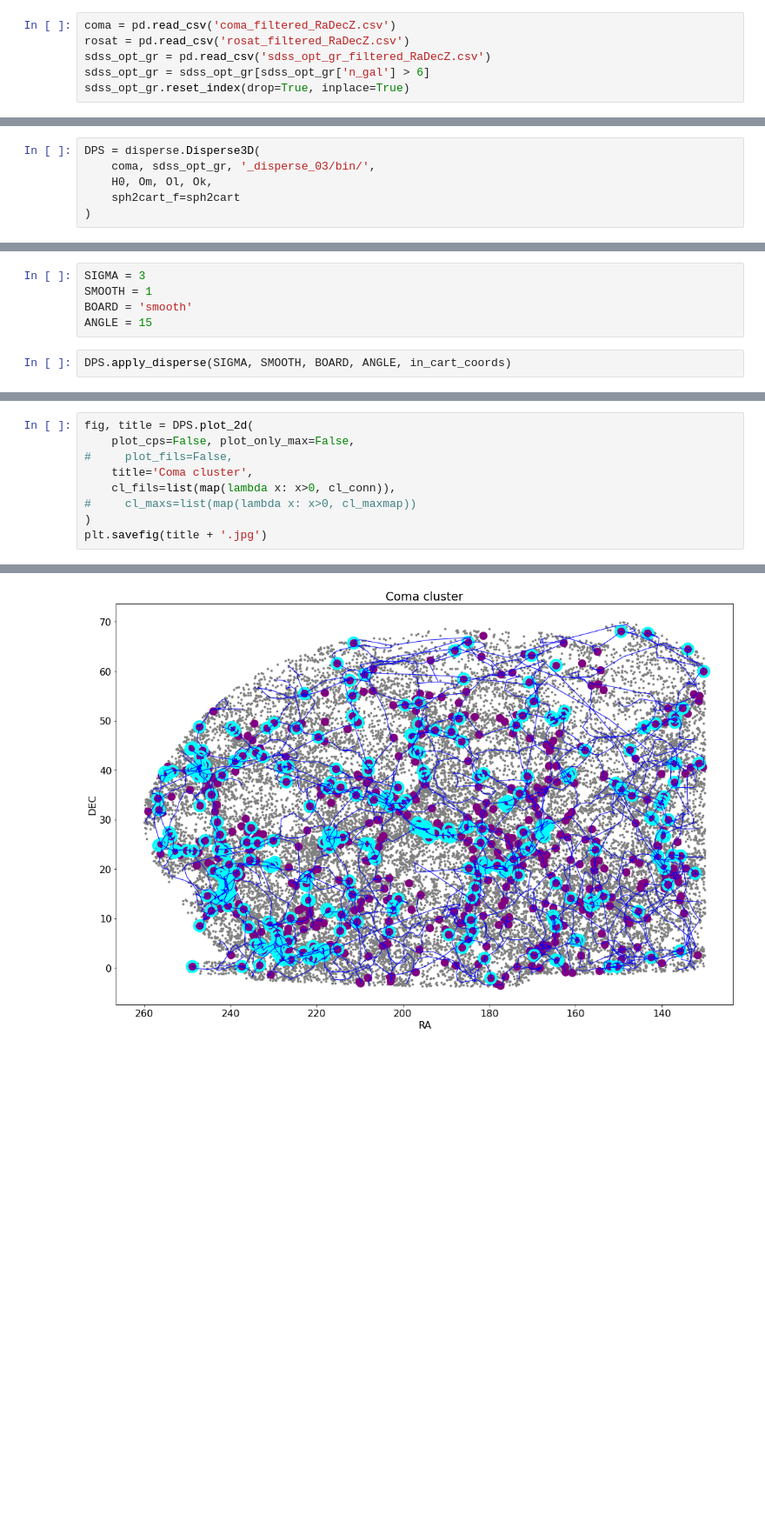
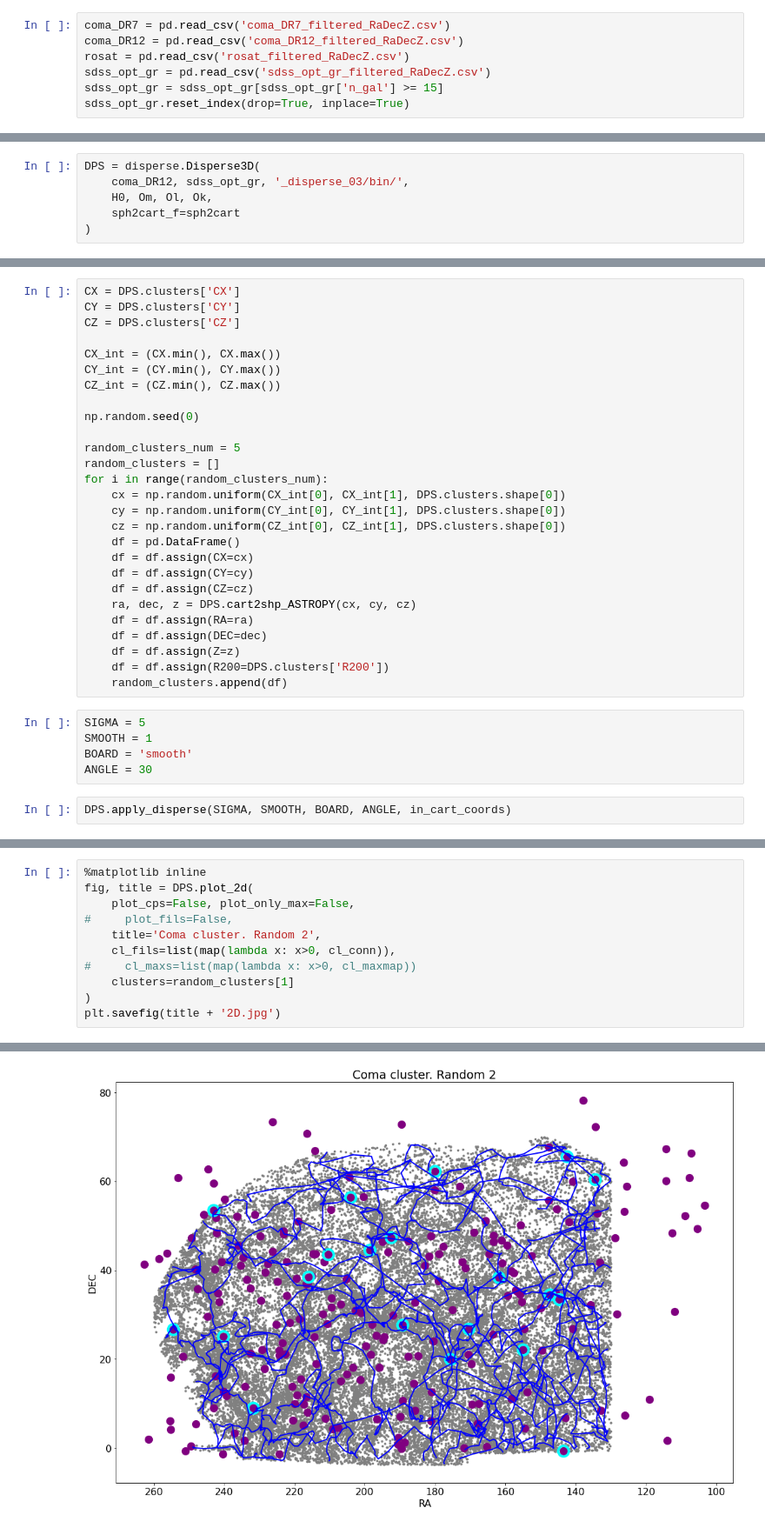
Before and after one commit to SVasi1yev/MSU_filaments_seg, a Jupyter notebook: main.ipynb, the cells around one changed output, grey strips where cells are left out. Shown at 87% size. Saved outputs shown, nothing was run; the diff lists cells and outputs as text; blank space fills up the shorter version.

```diff
--- a/main.ipynb
+++ b/main.ipynb
@@ -28,8 +73,9 @@ Ol = 0.69288
 # %%
-coma = pd.read_csv('coma_filtered_RaDecZ.csv')
+coma_DR7 = pd.read_csv('coma_DR7_filtered_RaDecZ.csv')
+coma_DR12 = pd.read_csv('coma_DR12_filtered_RaDecZ.csv')
 rosat = pd.read_csv('rosat_filtered_RaDecZ.csv')
 sdss_opt_gr = pd.read_csv('sdss_opt_gr_filtered_RaDecZ.csv')
-sdss_opt_gr = sdss_opt_gr[sdss_opt_gr['n_gal'] > 6]
+sdss_opt_gr = sdss_opt_gr[sdss_opt_gr['n_gal'] >= 15]
 sdss_opt_gr.reset_index(drop=True, inplace=True)
 # %%
 # coma
@@ -54,16 +100,43 @@ sph2cart = 'dist'
 in_cart_coords = True
 # %%
 DPS = disperse.Disperse3D(
-    coma, sdss_opt_gr, '_disperse_03/bin/',
+    coma_DR12, sdss_opt_gr, '_disperse_03/bin/',
     H0, Om, Ol, Ok,
     sph2cart_f=sph2cart
 )
 # %%
 DPS.count_cart_coords()
+# %%
+CX = DPS.clusters['CX']
+CY = DPS.clusters['CY']
+CZ = DPS.clusters['CZ']
+
+CX_int = (CX.min(), CX.max())
+CY_int = (CY.min(), CY.max())
+CZ_int = (CZ.min(), CZ.max())
+
+np.random.seed(0)
+
+random_clusters_num = 5
+random_clusters = []
+for i in range(random_clusters_num):
+    cx = np.random.uniform(CX_int[0], CX_int[1], DPS.clusters.shape[0])
+    cy = np.random.uniform(CY_int[0], CY_int[1], DPS.clusters.shape[0])
+    cz = np.random.uniform(CZ_int[0], CZ_int[1], DPS.clusters.shape[0])
+    df = pd.DataFrame()
+    df = df.assign(CX=cx)
+    df = df.assign(CY=cy)
+    df = df.assign(CZ=cz)
+    ra, dec, z = DPS.cart2shp_ASTROPY(cx, cy, cz)
+    df = df.assign(RA=ra)
+    df = df.assign(DEC=dec)
+    df = df.assign(Z=z)
+    df = df.assign(R200=DPS.clusters['R200'])
+    random_clusters.append(df)
 # %%
-SIGMA = 3
+SIGMA = 5
 SMOOTH = 1
 BOARD = 'smooth'
-ANGLE = 15
+ANGLE = 30
 # %%
 DPS.apply_disperse(SIGMA, SMOOTH, BOARD, ANGLE, in_cart_coords)
@@ -91,14 +151,16 @@ len(DPS.fils)
 # %%
+%matplotlib inline
 fig, title = DPS.plot_2d(
     plot_cps=False, plot_only_max=False,
 #     plot_fils=False,
-    title='Coma cluster',
+    title='Coma cluster. Random 2',
     cl_fils=list(map(lambda x: x>0, cl_conn)),
 #     cl_maxs=list(map(lambda x: x>0, cl_maxmap))
+    clusters=random_clusters[1]
 )
-plt.savefig(title + '.jpg')
+plt.savefig(title + '2D.jpg')
 # %% [output]
 AxesSubplot(0.125,0.125;0.775x0.755)
-[figure, old version]
+[figure, new version]
 # %%
 %matplotlib widget
```
Also changed, not shown: parts of 16 cells of this notebook, 4 other files.
